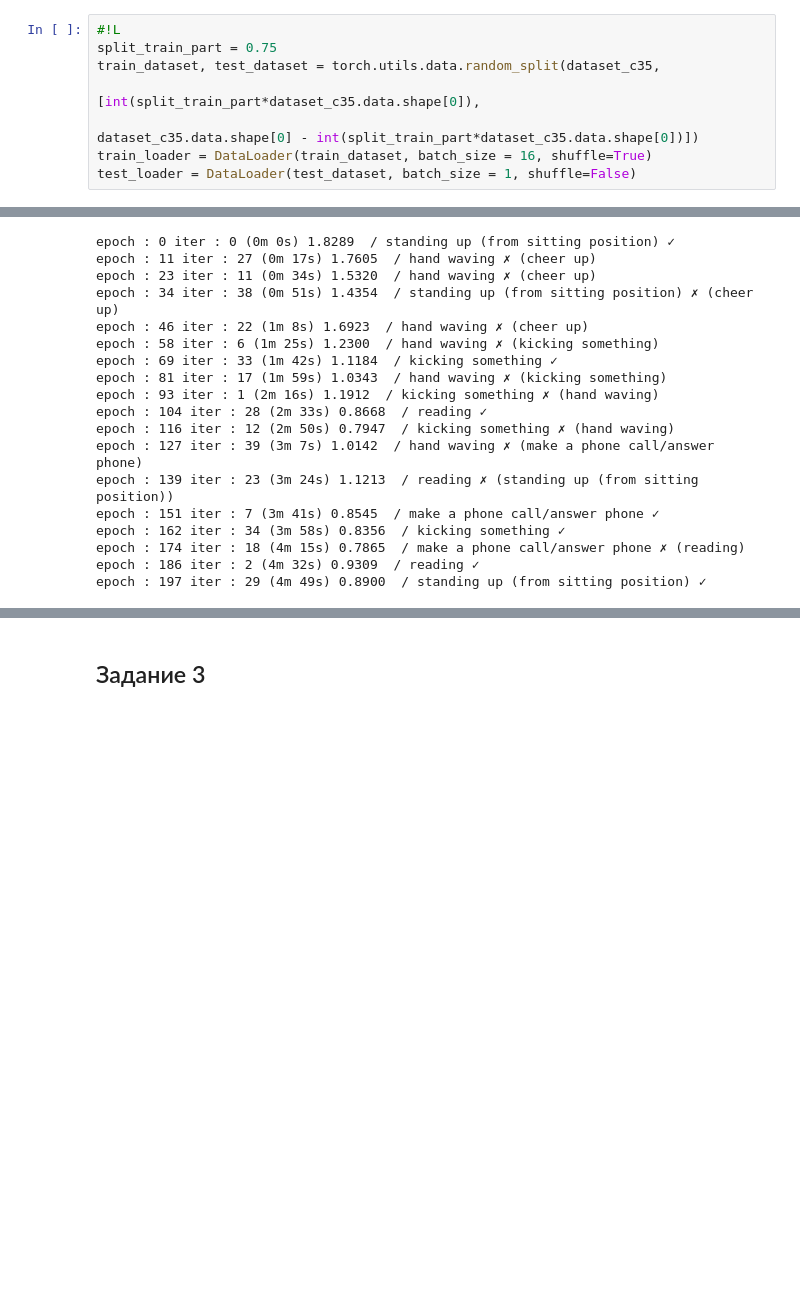
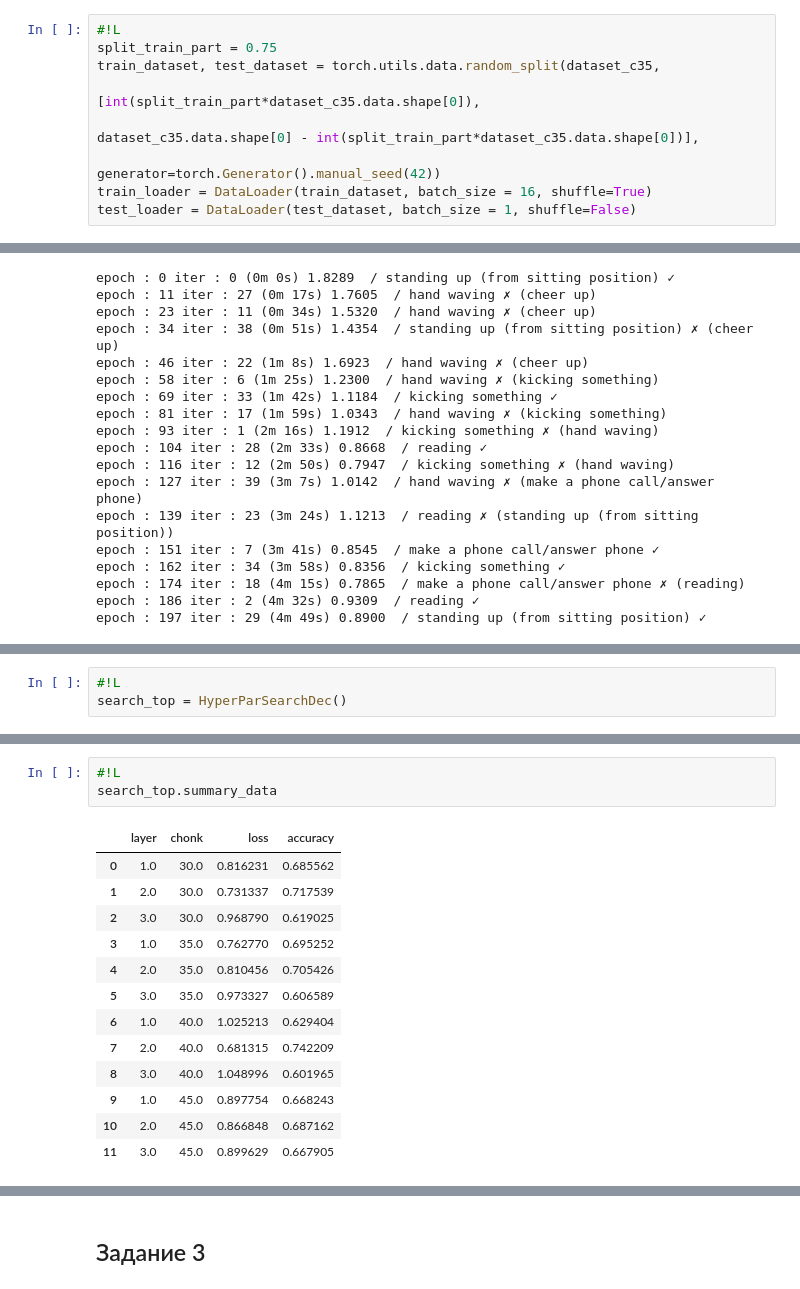
Before and after one commit to VitalyGladyshev/gb_pytorch, a Jupyter notebook: pytorch_hw_02.ipynb, the cells around one changed output, grey strips where cells are left out. Drawn from its saved outputs; the diff is of its cells as text; blank space fills up the shorter version.

```diff
--- a/pytorch_hw_02.ipynb
+++ b/pytorch_hw_02.ipynb
@@ -535,7 +539,8 @@ lab
 split_train_part = 0.75
 train_dataset, test_dataset = torch.utils.data.random_split(dataset_c35,
                                                             [int(split_train_part*dataset_c35.data.shape[0]),
-                                                             dataset_c35.data.shape[0] - int(split_train_part*dataset_c35.data.shape[0])])
+                                                             dataset_c35.data.shape[0] - int(split_train_part*dataset_c35.data.shape[0])],
+                                                            generator=torch.Generator().manual_seed(42))
 train_loader = DataLoader(train_dataset, batch_size = 16, shuffle=True)
 test_loader = DataLoader(test_dataset, batch_size = 1, shuffle=False)
 # %%
@@ -613,0 +742,3 @@ epoch : 197 iter : 29 (4m 49s) 0.8900  / standing up (from sitting position) ✓
+# %%
+#!L
+search_top = HyperParSearchDec()
@@ -613,0 +766,17 @@ epoch : 197 iter : 29 (4m 49s) 0.8900  / standing up (from sitting position) ✓
+# %%
+#!L
+search_top.summary_data
+# %% [output]
+|  | layer | chonk | loss | accuracy |
+| 0 | 1.0 | 30.0 | 0.816231 | 0.685562 |
+| 1 | 2.0 | 30.0 | 0.731337 | 0.717539 |
+| 2 | 3.0 | 30.0 | 0.968790 | 0.619025 |
+| 3 | 1.0 | 35.0 | 0.762770 | 0.695252 |
+| 4 | 2.0 | 35.0 | 0.810456 | 0.705426 |
+| 5 | 3.0 | 35.0 | 0.973327 | 0.606589 |
+| 6 | 1.0 | 40.0 | 1.025213 | 0.629404 |
+| 7 | 2.0 | 40.0 | 0.681315 | 0.742209 |
+| 8 | 3.0 | 40.0 | 1.048996 | 0.601965 |
+| 9 | 1.0 | 45.0 | 0.897754 | 0.668243 |
+| 10 | 2.0 | 45.0 | 0.866848 | 0.687162 |
+| 11 | 3.0 | 45.0 | 0.899629 | 0.667905 |
```
Also changed, not shown: parts of 10 cells of this notebook.
